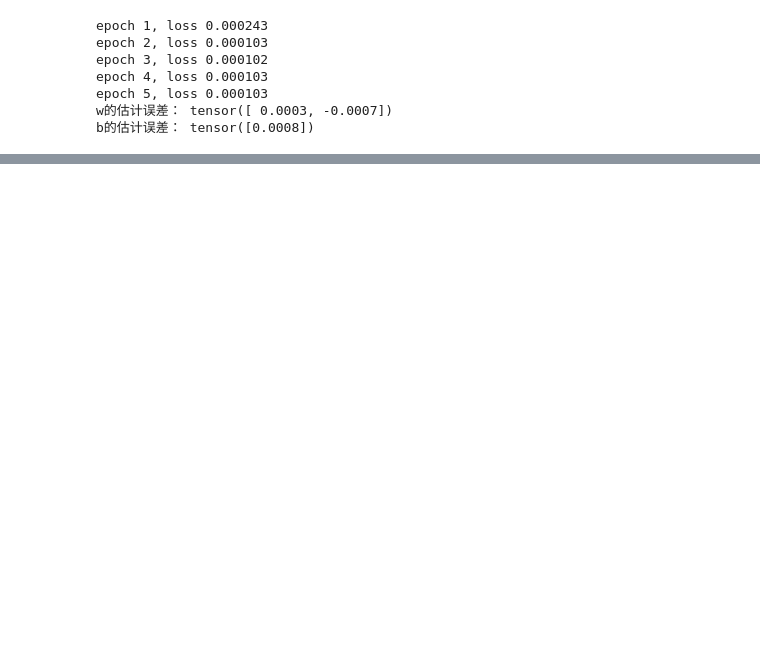
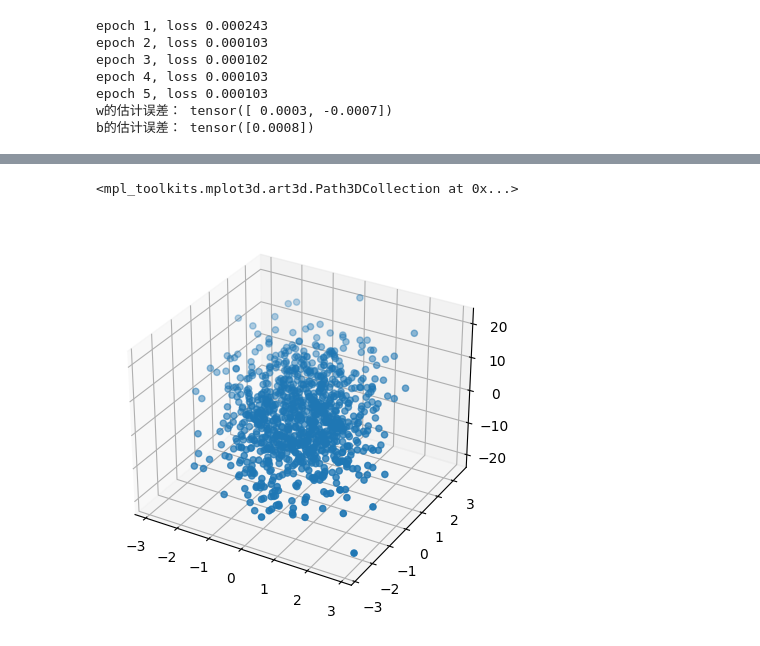
Before and after one commit to zhaoy2020/OnlineLibrary, a Jupyter notebook: 004-ML&DL/002-Deep Learning/001 《动手学深度学习》/《动手学深度学习-学习笔记》.ipynb, the cells around one changed output, grey strips where cells are left out. Drawn from its saved outputs; the diff is of its cells as text; code cells hidden in the pictures; blank space fills up the shorter version.

```diff
--- a/004-ML&DL/002-Deep Learning/001 《动手学深度学习》/《动手学深度学习-学习笔记》.ipynb
+++ b/004-ML&DL/002-Deep Learning/001 《动手学深度学习》/《动手学深度学习-学习笔记》.ipynb
@@ -197,0 +238,8 @@ b的估计误差： tensor([0.0008])
+# %%
+plt.figure(figsize=(5,5))
+ax = plt.subplot(111, projection='3d')
+# ax = fig.add_subplot(111, projection='3d')
+ax.scatter(X[:,0].detach().numpy(), X[:,1].detach().numpy(), y.detach().numpy())
+# %% [output]
+<mpl_toolkits.mplot3d.art3d.Path3DCollection at 0x...>
+[figure, added]
```
Also changed, not shown: parts of 9 cells of this notebook, 6 other files.
